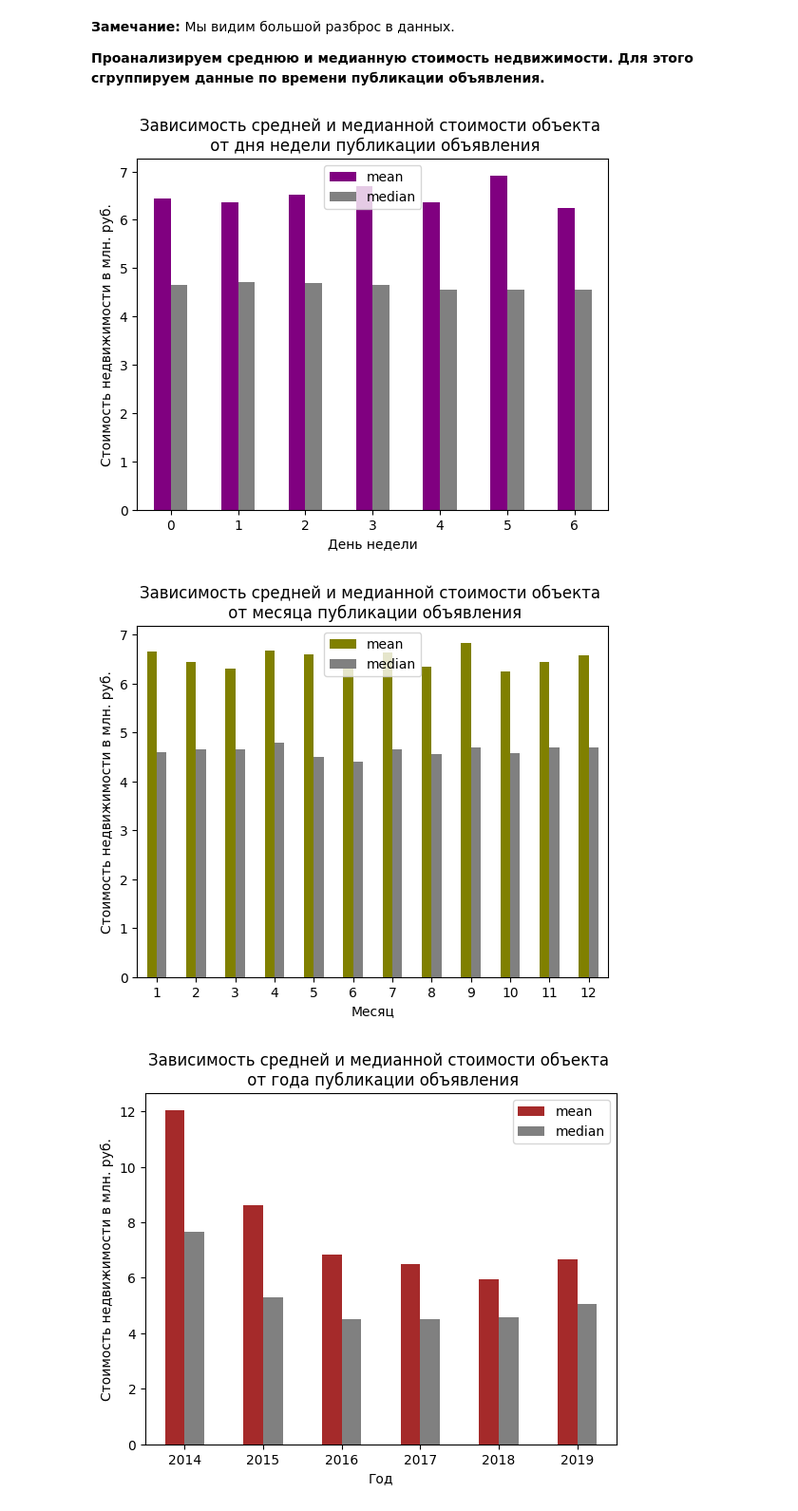
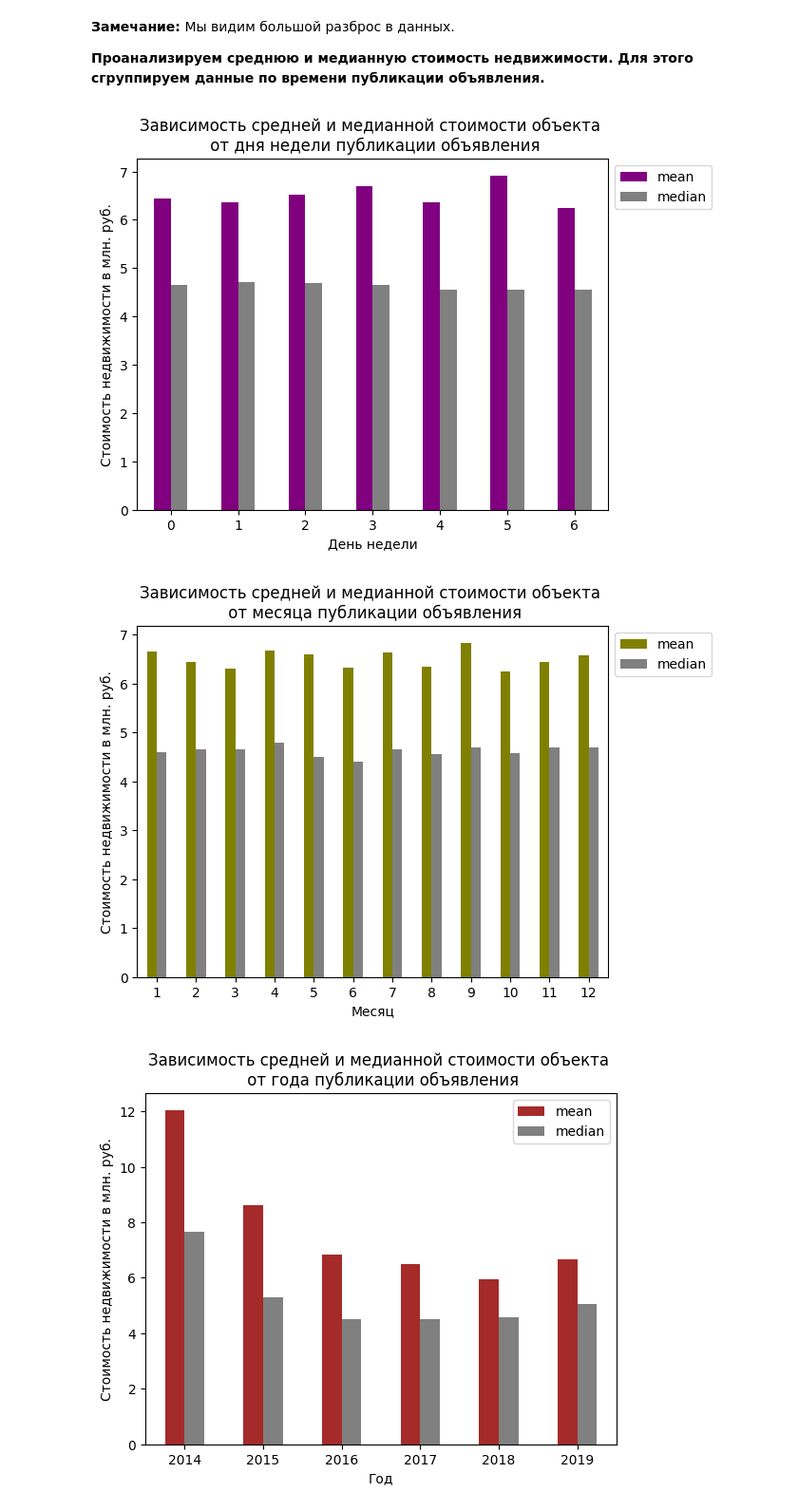
Before and after one commit to Al-Pol/Portfolio, a Jupyter notebook: project_03_da_sale_of_apartments/project_03_da_sale_of_apartments.ipynb, the cells around one changed output. Shown at 95% size. Saved outputs shown, nothing was run; the diff lists cells and outputs as text; code cells hidden in the pictures.

```diff
--- a/project_03_da_sale_of_apartments/project_03_da_sale_of_apartments.ipynb
+++ b/project_03_da_sale_of_apartments/project_03_da_sale_of_apartments.ipynb
@@ -963,19 +963,20 @@ plt.show();
 # %%
 # Создание сводной таблицы (группировка по столбцу "week_day")
 df_week_day_price = df.pivot_table(index='week_day', values='last_price', aggfunc=['mean', 'median'])
 # Удаление мультииндекса после группировки
 df_week_day_price.columns = df_week_day_price.columns.droplevel(1)
 # Округление знчений до 1 млн. руб.
 df_week_day_price['mean'] = df_week_day_price['mean'] / 1_000_000
 df_week_day_price['median'] = df_week_day_price['median'] / 1_000_000
 # Построение столбчатого графика
 df_week_day_price[['mean', 'median']].plot.bar(rot=0, color=['purple', 'gray'])
 plt.title('Зависимость средней и медианной стоимости объекта \n от дня недели публикации объявления')
 plt.xlabel('День недели')
 plt.ylabel('Стоимость недвижимости в млн. руб.')
+plt.legend(bbox_to_anchor=(1, 1))
 plt.show();
 # %% [output]
-[figure, old version]
+[figure, new version]
 # %%
 # Создание сводной таблицы (группировка по столбцу "month")
 df_month_price = df.pivot_table(index='month', values='last_price', aggfunc=['mean', 'median'])
@@ -989,9 +990,10 @@ df_month_price[['mean', 'median']].plot.bar(rot=0, color=['olive', 'gray'])
 plt.title('Зависимость средней и медианной стоимости объекта \n от месяца публикации объявления')
 plt.xlabel('Месяц')
 plt.ylabel('Стоимость недвижимости в млн. руб.')
+plt.legend(bbox_to_anchor=(1, 1))
 plt.show();
 # %% [output]
-[figure, old version]
+[figure, new version]
 # %%
 # Создание сводной таблицы (группировка по столбцу "year")
 df_year_price = df.pivot_table(index='year', values='last_price', aggfunc=['mean', 'median'])
```
Also changed, not shown: parts of 23 cells of this notebook, 1 other file.
